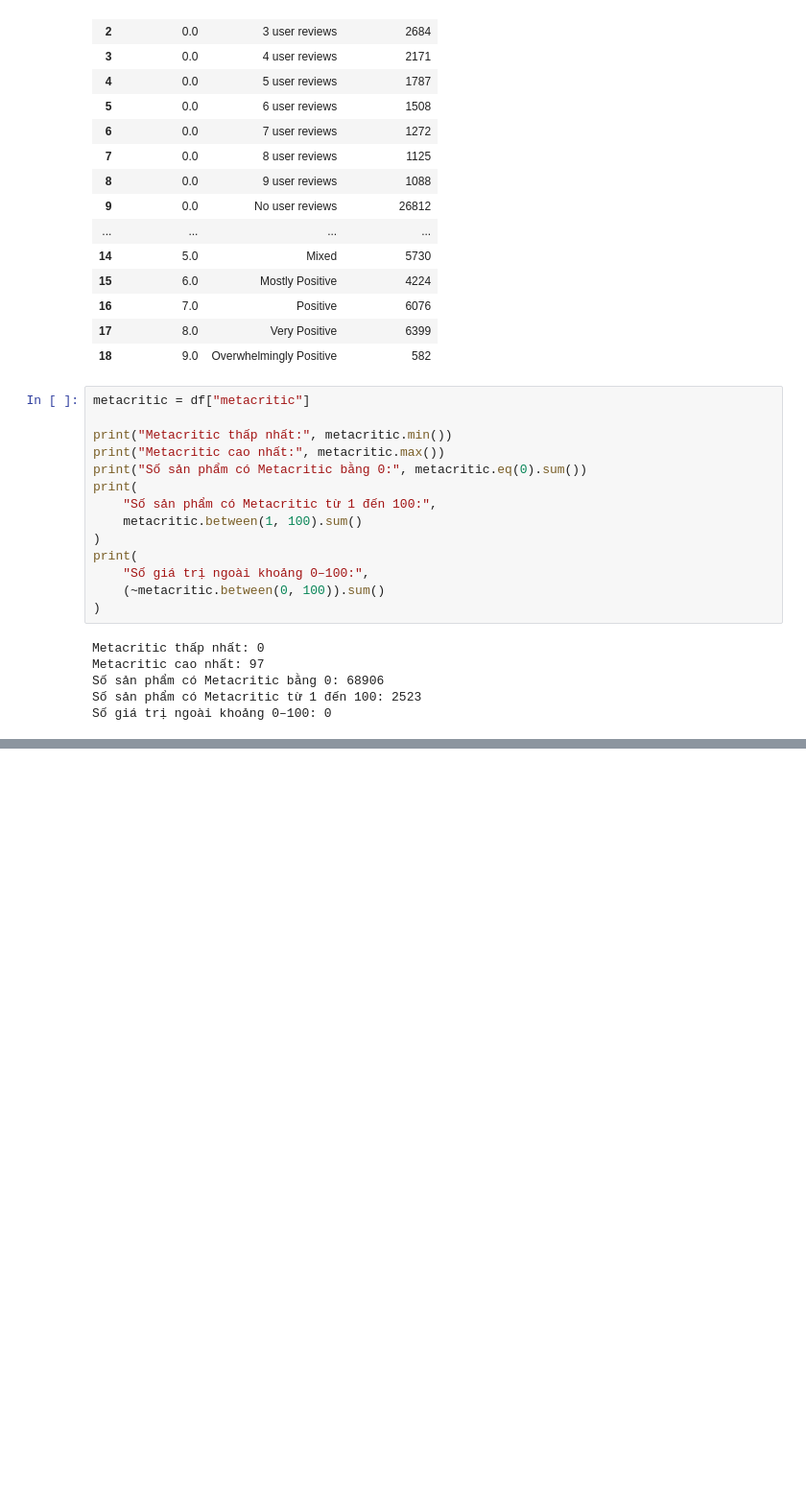
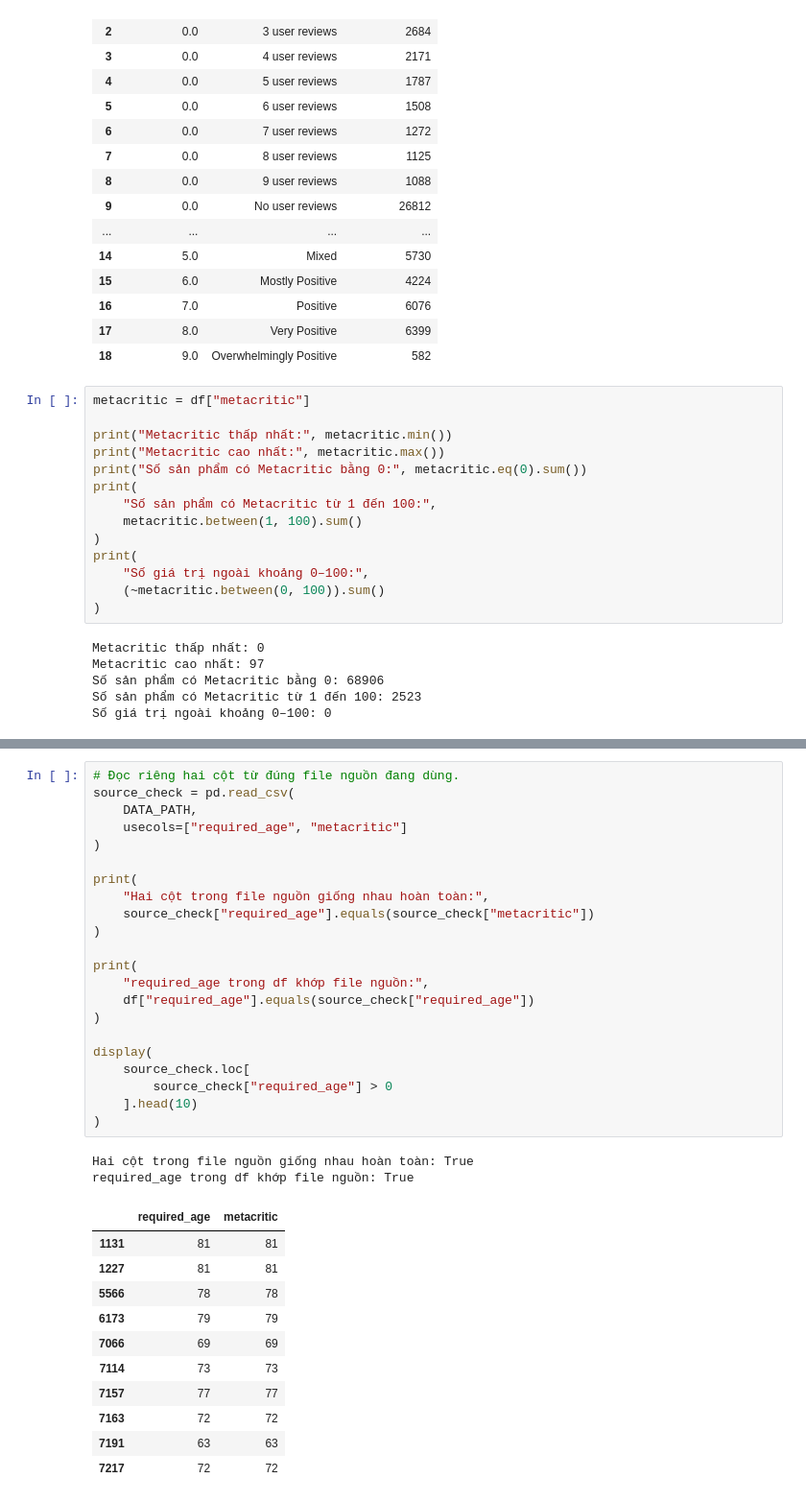
Before and after one commit to Duongvutung/Steam-Market-Intelligence-What-Makes-a-Game-Succeed-on-Steam, a Jupyter notebook: notebooks/01_cleaning.ipynb, the cells around one changed output, grey strips where cells are left out. Shown at 96% size. Drawn from its saved outputs; the diff is of its cells as text; blank space fills up the shorter version.

Commit message:
Hoàn tất kiểm toán và từ điển dữ liệu

```diff
--- a/notebooks/01_cleaning.ipynb
+++ b/notebooks/01_cleaning.ipynb
@@ -804,0 +862,36 @@ Số giá trị ngoài khoảng 0–100: 0
+# %%
+# Đọc riêng hai cột từ đúng file nguồn đang dùng.
+source_check = pd.read_csv(
+    DATA_PATH,
+    usecols=["required_age", "metacritic"]
+)
+
+print(
+    "Hai cột trong file nguồn giống nhau hoàn toàn:",
+    source_check["required_age"].equals(source_check["metacritic"])
+)
+
+print(
+    "required_age trong df khớp file nguồn:",
+    df["required_age"].equals(source_check["required_age"])
+)
+
+display(
+    source_check.loc[
+        source_check["required_age"] > 0
+    ].head(10)
+)
+# %% [output]
+Hai cột trong file nguồn giống nhau hoàn toàn: True
+required_age trong df khớp file nguồn: True
+|  | required_age | metacritic |
+| 1131 | 81 | 81 |
+| 1227 | 81 | 81 |
+| 5566 | 78 | 78 |
+| 6173 | 79 | 79 |
+| 7066 | 69 | 69 |
+| 7114 | 73 | 73 |
+| 7157 | 77 | 77 |
+| 7163 | 72 | 72 |
+| 7191 | 63 | 63 |
+| 7217 | 72 | 72 |
```
Also changed, not shown: parts of 1 cell of this notebook, 2 other files.
